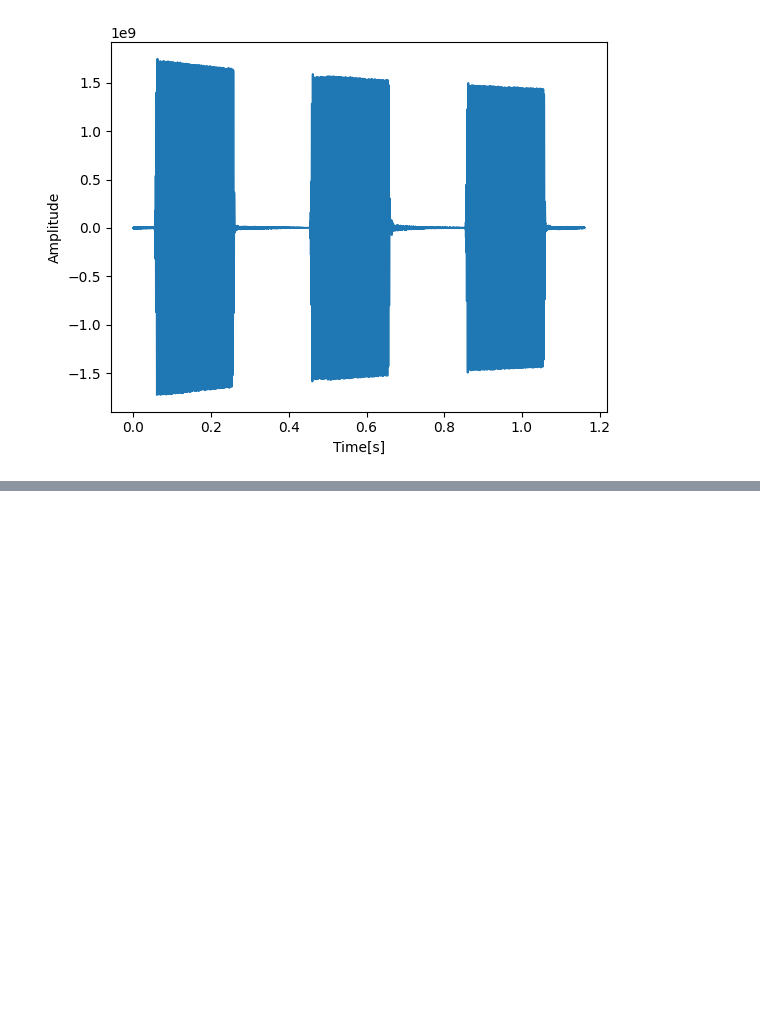
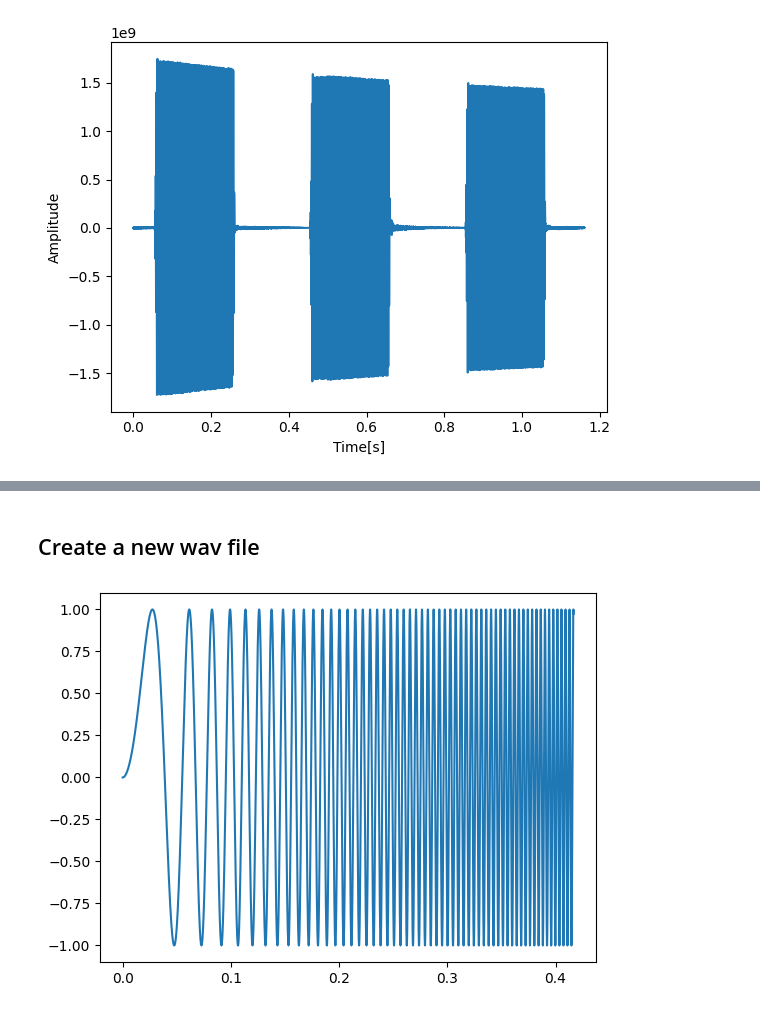
Before and after one commit to andresroliveira/FourierAnalysis, a Jupyter notebook: notebook.ipynb, the cells around one changed output, grey strips where cells are left out. Saved outputs shown, nothing was run; the diff lists cells and outputs as text; code cells hidden in the pictures; blank space fills up the shorter version.

```diff
--- a/notebook.ipynb
+++ b/notebook.ipynb
@@ -44,0 +62,13 @@ plt.show()
+# %% [markdown]
+## Create a new wav file
+# %%
+tt = np.arange(start=0.0, stop=1.0, step=1/samplerate)
+# %%
+w = 2*np.pi*330
+y = np.sin(w*tt**2)
+# %%
+l = 20000
+plt.plot(tt[:l], y[:l])
+plt.show()
+# %% [output]
+[figure, added]
```
Also changed, not shown: parts of 13 cells of this notebook.
